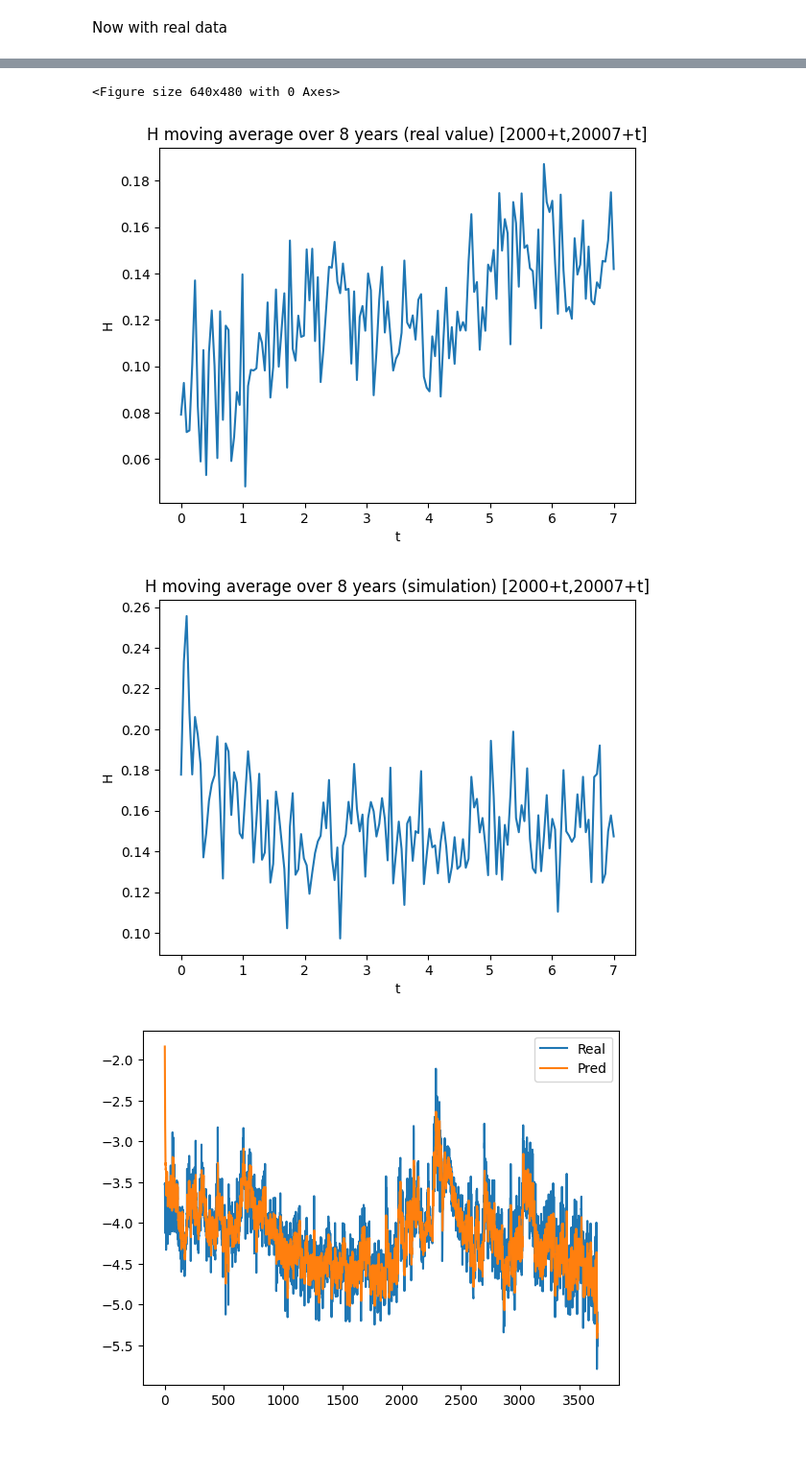
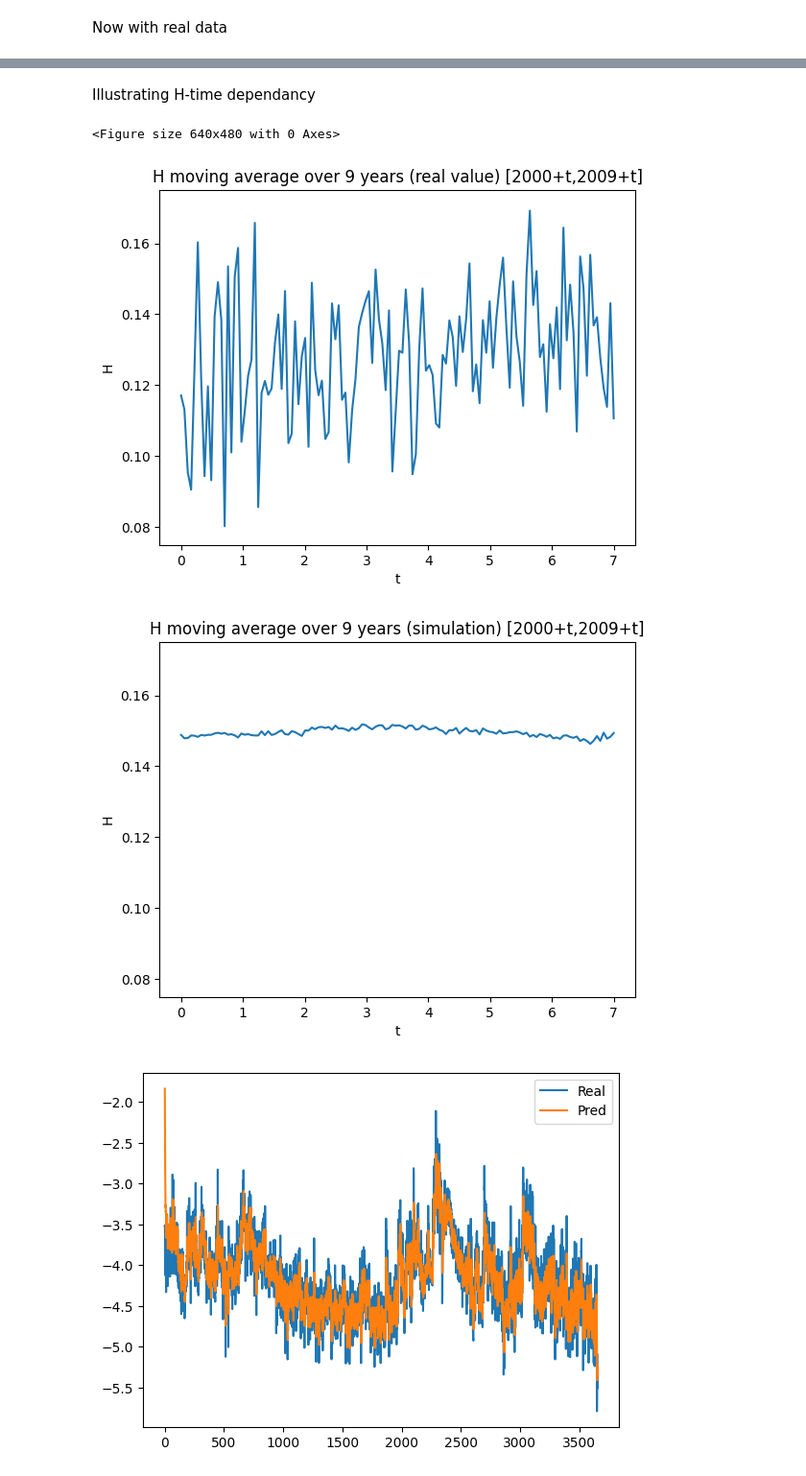
Before and after one commit to EIfinance/ei, a Jupyter notebook: FB.ipynb, the cells around one changed output, grey strips where cells are left out. Shown: that part at 96% size. Cells and saved outputs as stored; diff of their text form; code cells hidden in the pictures; blank space fills up the shorter version.

```diff
--- a/FB.ipynb
+++ b/FB.ipynb
@@ -51,7 +69,4 @@ def hist(d):
+# %%
+X_simu=np.array([log_vol(1,10**(-4),0.147) for i in range(120)])
 # %% [markdown]
 Distribution of log-volatility increments
-# %%
-H=0.2 #~30 seconds to load
-p=4
-X=log_vol(1,10**-p,H)
-hist(X)
@@ -112,10 +123,11 @@ H_exp_model(0.5,nt)
 # %%
 a=pd.read_csv("RealizedVarianceData.csv",skiprows=[0])
-d=a["SPX2.rv"].tolist()
-d=np.log10(d)
-for k in range(len(d)):
-    if str(d[k])=="nan":
-        d[k]=d[k-1]
+D=a["SPX2.rv"].tolist()
+
+for k in range(len(D)):
+    if str(D[k])=="nan":
+        D[k]=D[k-1]
+d=np.log10(D)
 a["DateID"] = pd.to_datetime(a['DateID'],format='%Y%m%d')
 a['year'] = pd.DatetimeIndex(a['DateID']).year
 years = set(a["year"].values)
@@ -201,33 +222,36 @@ h_exp=H_exp(d,True)
 [figure]
+# %% [markdown]
+Illustrating H-time dependancy
 # %%
 H=0.147402801965937
-X_simulated=log_vol(14,1,H)
 #14 years
-L=8
+L=9
 Delta=np.arange(0,(14-L)*260,10)
 Y,Z=[],[]
-
+jump=2100000/((14-L)*260)
 for delta in Delta:
-    Y.append(moving_average(d,int(delta),L))
-    Z.append(moving_average(X_simulated,int(delta),L))
+    Y.append(moving_average_exp(d,int(delta),L))
+    Z.append(moving_average_simu(X_simu[:1],int(jump*(delta))))
 # %% [output]
 <Figure size 640x480 with 0 Axes>
 # %%
 T=np.linspace(0,7,len(Y))
 
-plt.title(f"H moving average over {L} years (real value) [2000+t,20007+t]")
+plt.title(f"H moving average over {L} years (real value) [2000+t,2009+t]")
 plt.xlabel("t")
 plt.ylabel("H")
 plt.plot(T,Y)
+plt.ylim([0.075,0.175])
 plt.show()
 plt.plot(T,Z)
-plt.title(f"H moving average over {L} years (simulation) [2000+t,20007+t]")
+plt.title(f"H moving average over {L} years (simulation) [2000+t,2009+t]")
 plt.xlabel("t")
 plt.ylabel("H")
+plt.ylim([0.075,0.175])
 plt.show()
 # %% [output]
-[figure, old version]
+[figure, new version]
-[figure, old version]
+[figure, new version]
 # %%
 def pred_sigma(log_sigmasquare,delta,H):
     pred = 0
```
Also changed, not shown: parts of 18 cells of this notebook.
